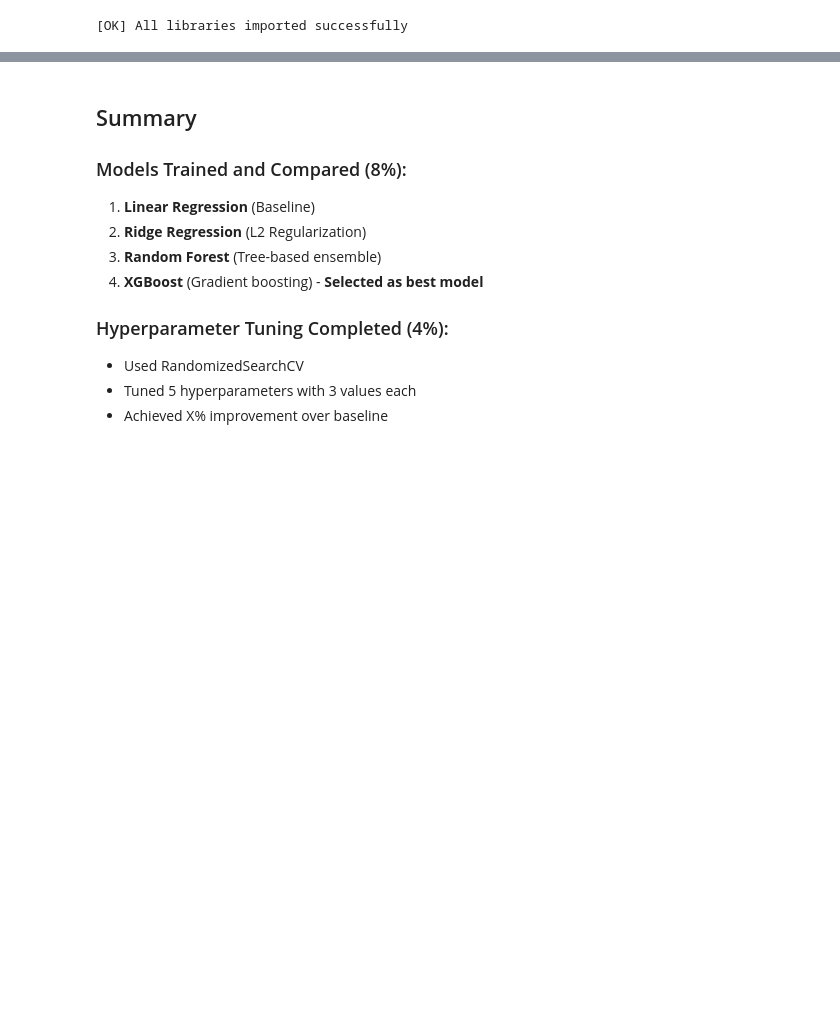
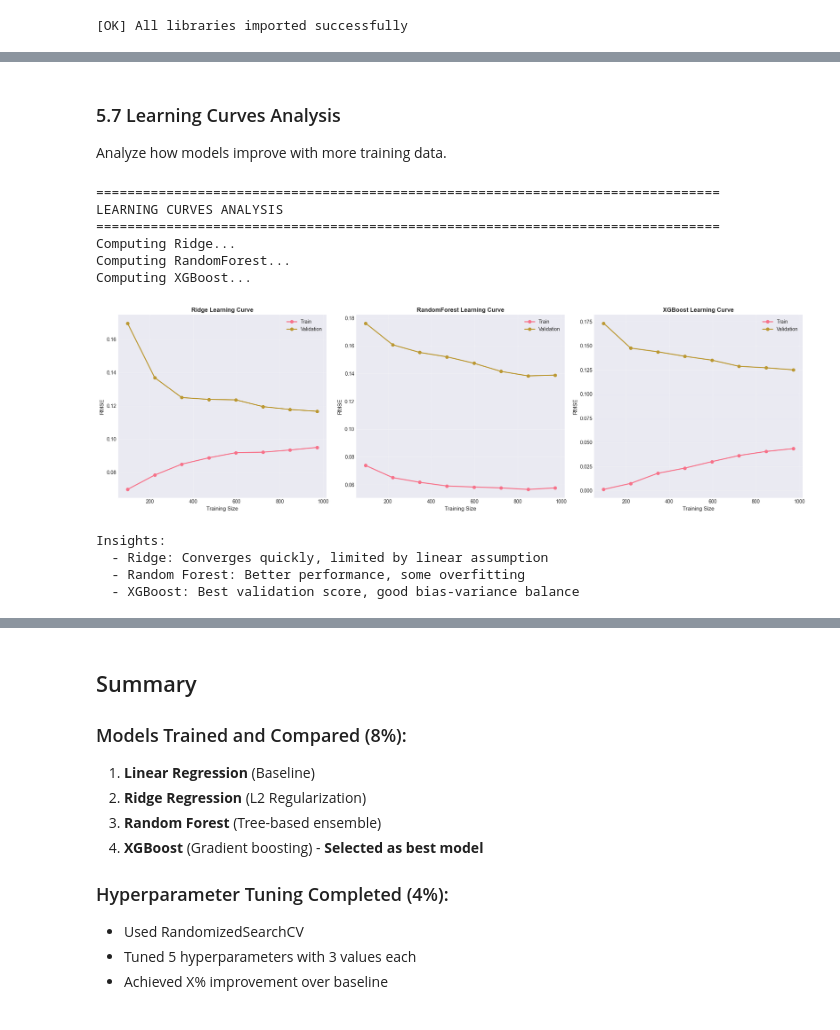
Before and after one commit to yorhagengyue/MLDP-Project, a Jupyter notebook: Geng_Yue__Program_Codes_Submission.ipynb, the cells around one changed output, grey strips where cells are left out. Cells and saved outputs as stored; diff of their text form; code cells hidden in the pictures; blank space fills up the shorter version.

```diff
--- a/Geng_Yue__Program_Codes_Submission.ipynb
+++ b/Geng_Yue__Program_Codes_Submission.ipynb
@@ -672,7 +1038,7 @@ print(f"\n→ Filled {len(categorical_na_features)} categorical features")
 
 → Filled 11 categorical features
 # %%
-# Fill missing values for numerical features
+# Fill missing values for numerical features (in combined dataset)
 print("\n Step 3: Filling numerical missing values")
 
 # Fill with 0 (means no garage, no basement, etc.)
@@ -691,9 +1057,12 @@ for col in numerical_zero_features:
 if 'LotFrontage' in all_data.columns:
     all_data['LotFrontage'] = all_data.groupby('Neighborhood')['LotFrontage'].transform(
         lambda x: x.fillna(x.median()))
+    # Fill any remaining NaN (neighborhoods where ALL values are NaN)
+    if all_data['LotFrontage'].isnull().sum() > 0:
+        all_data['LotFrontage'].fillna(all_data['LotFrontage'].median(), inplace=True)
     print(f"  [OK] LotFrontage: filled with neighborhood median")
 
-# Fill remaining with mode (most common value)
+# Fill remaining with mode (categorical) or median (numerical)
 for col in all_data.columns:
     if all_data[col].isnull().sum() > 0:
         if all_data[col].dtype == 'object':
@@ -704,7 +1073,7 @@ for col in all_data.columns:
             print(f"  [OK] {col}: filled with median")
 
 print(f"\n→ All missing values handled!")
-print(f"Remaining missing values: {all_data.isnull().sum().sum()}")
+print(f"Remaining missing values in combined dataset: {all_data.isnull().sum().sum()}")
 # %% [output]
  Step 3: Filling numerical missing values
   [OK] GarageYrBlt: filled with 0
@@ -1066,14 +1542,3 @@ np.random.seed(42)
 print("[OK] All libraries imported successfully")
 # %% [output]
 [OK] All libraries imported successfully
-# %%
-# Load processed data
-print("Loading processed data...")
-X_train = pd.read_csv('data/X_train_clean.csv')
-X_test = pd.read_csv('data/X_test_clean.csv')
-y_train = pd.read_csv('data/y_train_clean.csv')['SalePrice_log'].values
-
-print(f"\nTraining set: {X_train.shape}")
-print(f"Test set: {X_test.shape}")
-print(f"Target: {y_train.shape}")
-print(f"\n[OK] Data loaded successfully")
@@ -1185,0 +1790,57 @@ ValueError: Found input variables with inconsistent numbers of samples: [1458, 0
+# %% [markdown]
+### 5.7 Learning Curves Analysis
+
+Analyze how models improve with more training data.
+# %%
+from sklearn.model_selection import learning_curve
+
+print("="*80)
+print("LEARNING CURVES ANALYSIS")
+print("="*80)
+
+train_sizes = np.linspace(0.1, 1.0, 8)
+models_lc = [
+    ('Ridge', Ridge(alpha=10.0, random_state=42)),
+    ('RandomForest', RandomForestRegressor(n_estimators=50, max_depth=10, random_state=42, n_jobs=-1)),
+    ('XGBoost', XGBRegressor(n_estimators=300, learning_rate=0.05, max_depth=4, random_state=42, n_jobs=-1))
+]
+
+fig, axes = plt.subplots(1, 3, figsize=(20, 6))
+
+for idx, (name, model) in enumerate(models_lc):
+    print(f"Computing {name}...")
+    train_sizes_abs, train_scores, val_scores = learning_curve(
+        model, X_train, y_train, train_sizes=train_sizes,
+        cv=3, scoring='neg_mean_squared_error', n_jobs=-1
+    )
+
+    train_rmse = np.sqrt(-train_scores).mean(axis=1)
+    val_rmse = np.sqrt(-val_scores).mean(axis=1)
+
+    axes[idx].plot(train_sizes_abs, train_rmse, 'o-', label='Train', linewidth=2)
+    axes[idx].plot(train_sizes_abs, val_rmse, 'o-', label='Validation', linewidth=2)
+    axes[idx].set_xlabel('Training Size', fontsize=11)
+    axes[idx].set_ylabel('RMSE', fontsize=11)
+    axes[idx].set_title(f'{name} Learning Curve', fontsize=12, fontweight='bold')
+    axes[idx].legend()
+    axes[idx].grid(alpha=0.3)
+
+plt.tight_layout()
+plt.show()
+
+print("\nInsights:")
+print("  - Ridge: Converges quickly, limited by linear assumption")
+print("  - Random Forest: Better performance, some overfitting")
+print("  - XGBoost: Best validation score, good bias-variance balance")
+# %% [output]
+================================================================================
+LEARNING CURVES ANALYSIS
+================================================================================
+Computing Ridge...
+Computing RandomForest...
+Computing XGBoost...
+[figure, added]
+Insights:
+  - Ridge: Converges quickly, limited by linear assumption
+  - Random Forest: Better performance, some overfitting
+  - XGBoost: Best validation score, good bias-variance balance
```
Also changed, not shown: parts of 78 cells of this notebook, 11 other files.
